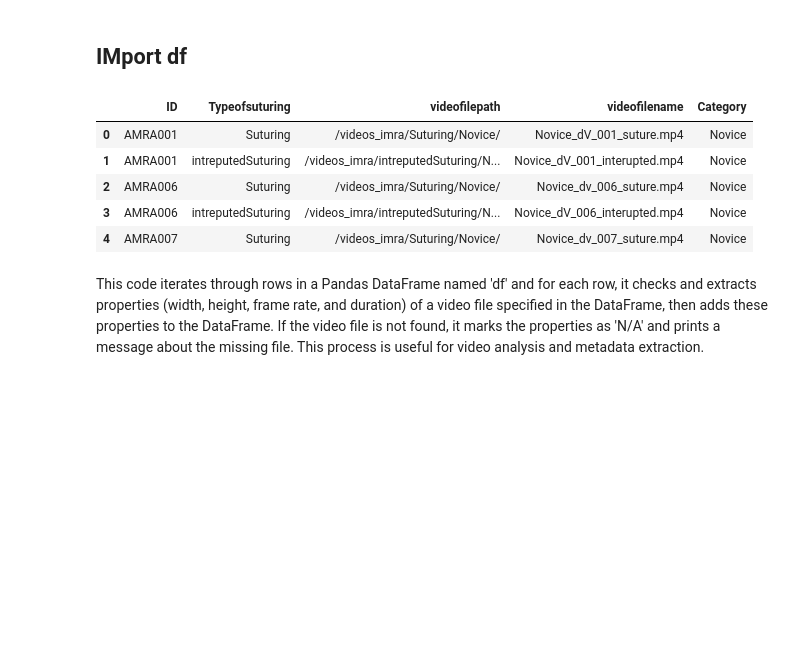
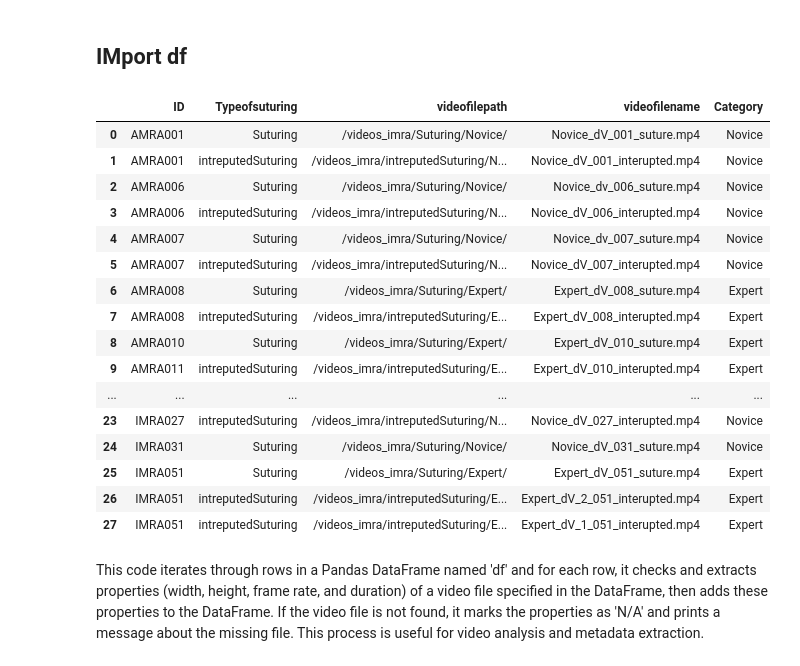
Before and after one commit to srujan-b/Assignment-2-Choose-Your-Own-Analysis, a Jupyter notebook: Validating-Synthetic-Models-as-Surgical-Training-Tools.ipynb, the cells around one changed output. Cells and saved outputs as stored; diff of their text form; code cells hidden in the pictures; blank space fills up the shorter version.

Commit message:
few changes for new videos processed

```diff
--- a/Validating-Synthetic-Models-as-Surgical-Training-Tools.ipynb
+++ b/Validating-Synthetic-Models-as-Surgical-Training-Tools.ipynb
@@ -50,14 +48,25 @@ This line of code reads a CSV file named "imra_suturing_dataset.csv" located in
 # %%
 df = pd.read_csv('/content/drive/MyDrive/ColabNotebooks/videos_imra/videos_imra/imra_suturing_dataset.csv')
 # %%
-df.head()
+df
 # %% [output]
 |  | ID | Typeofsuturing | videofilepath | videofilename | Category |
 | 0 | AMRA001 | Suturing | /videos_imra/Suturing/Novice/ | Novice_dV_001_suture.mp4 | Novice |
 | 1 | AMRA001 | intreputedSuturing | /videos_imra/intreputedSuturing/N... | Novice_dV_001_interupted.mp4 | Novice |
 | 2 | AMRA006 | Suturing | /videos_imra/Suturing/Novice/ | Novice_dv_006_suture.mp4 | Novice |
 | 3 | AMRA006 | intreputedSuturing | /videos_imra/intreputedSuturing/N... | Novice_dV_006_interupted.mp4 | Novice |
 | 4 | AMRA007 | Suturing | /videos_imra/Suturing/Novice/ | Novice_dv_007_suture.mp4 | Novice |
+| 5 | AMRA007 | intreputedSuturing | /videos_imra/intreputedSuturing/N... | Novice_dV_007_interupted.mp4 | Novice |
+| 6 | AMRA008 | Suturing | /videos_imra/Suturing/Expert/ | Expert_dV_008_suture.mp4 | Expert |
+| 7 | AMRA008 | intreputedSuturing | /videos_imra/intreputedSuturing/E... | Expert_dV_008_interupted.mp4 | Expert |
+| 8 | AMRA010 | Suturing | /videos_imra/Suturing/Expert/ | Expert_dV_010_suture.mp4 | Expert |
+| 9 | AMRA011 | intreputedSuturing | /videos_imra/intreputedSuturing/E... | Expert_dV_010_interupted.mp4 | Expert |
+| ... | ... | ... | ... | ... | ... |
+| 23 | IMRA027 | intreputedSuturing | /videos_imra/intreputedSuturing/N... | Novice_dV_027_interupted.mp4 | Novice |
+| 24 | IMRA031 | Suturing | /videos_imra/Suturing/Novice/ | Novice_dV_031_suture.mp4 | Novice |
+| 25 | IMRA051 | Suturing | /videos_imra/Suturing/Expert/ | Expert_dV_051_suture.mp4 | Expert |
+| 26 | IMRA051 | intreputedSuturing | /videos_imra/intreputedSuturing/E... | Expert_dV_2_051_interupted.mp4 | Expert |
+| 27 | IMRA051 | intreputedSuturing | /videos_imra/intreputedSuturing/E... | Expert_dV_1_051_interupted.mp4 | Expert |
 # %% [markdown]
 This code iterates through rows in a Pandas DataFrame named 'df' and for each row, it checks and extracts properties (width, height, frame rate, and duration) of a video file specified in the DataFrame, then adds these properties to the DataFrame. If the video file is not found, it marks the properties as 'N/A' and prints a message about the missing file. This process is useful for video analysis and metadata extraction.
 # %%
```
Also changed, not shown: parts of 18 cells of this notebook.
